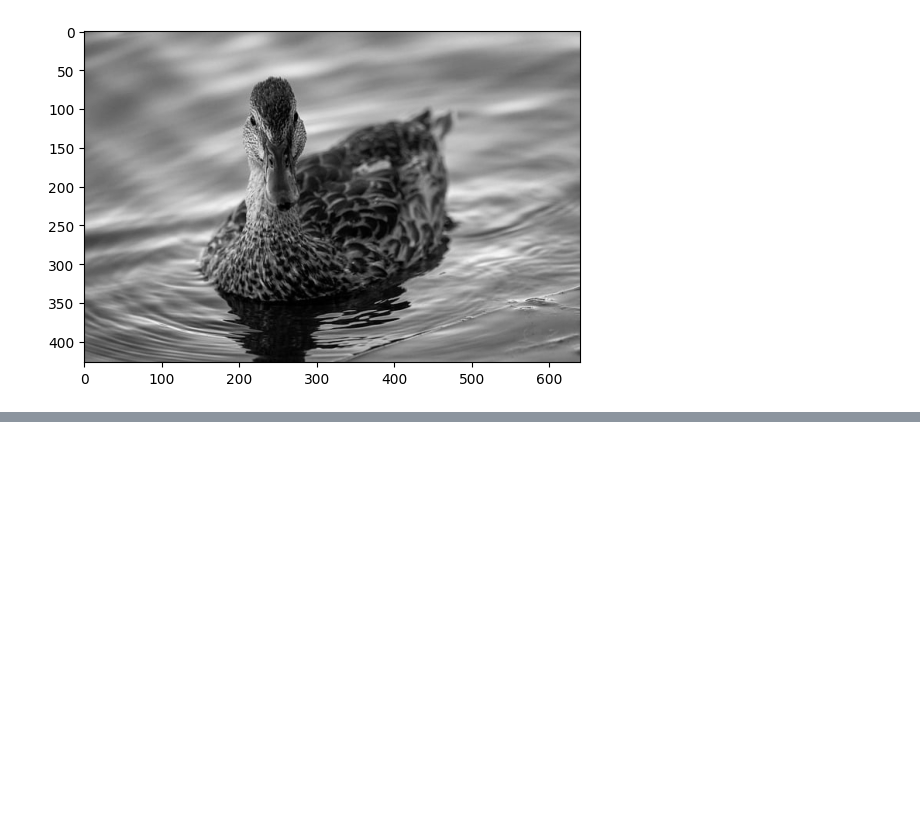
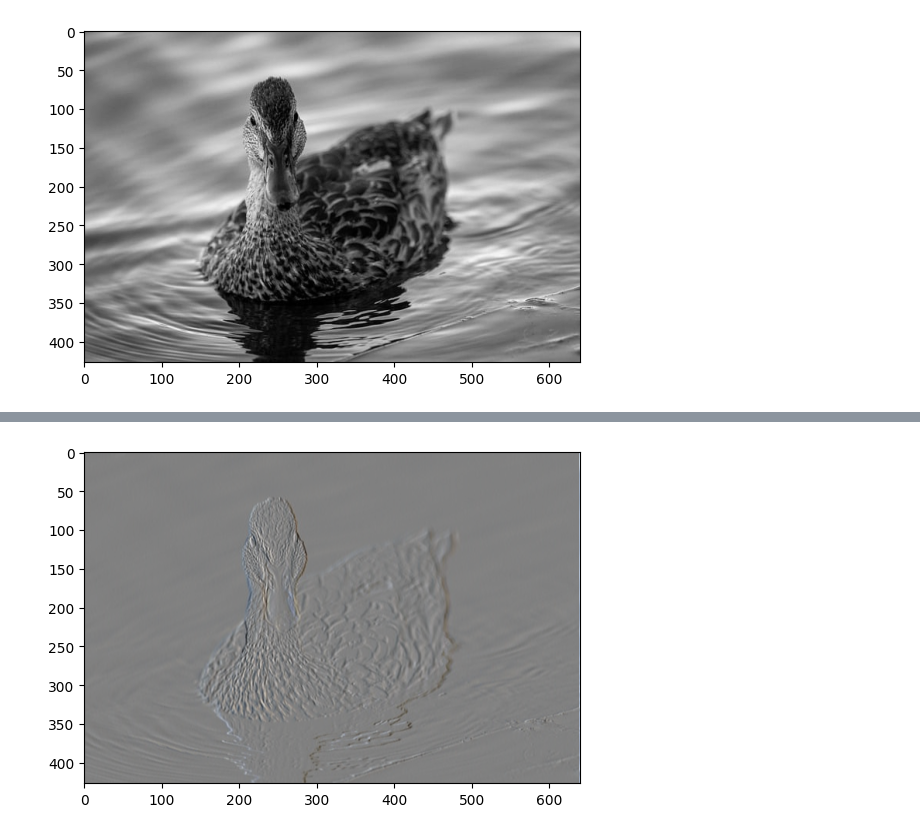
Before and after one commit to jonasgramel/University, a Jupyter notebook: Image_processing/Assignment_1/gray_scaling_inverting_convolving_smoothing.ipynb, the cells around one changed output, grey strips where cells are left out. Drawn from its saved outputs; the diff is of its cells as text; code cells hidden in the pictures; blank space fills up the shorter version.

```diff
--- a/Image_processing/Assignment_1/gray_scaling_inverting_convolving_smoothing.ipynb
+++ b/Image_processing/Assignment_1/gray_scaling_inverting_convolving_smoothing.ipynb
@@ -30,0 +90,15 @@ save_im("results/duck_greyscale.jpeg", im_greyscale, cmap='gray')
+# %%
+h_a = np.array([
+    [-1, 0, 1],
+    [-2, 0, 2],
+    [-1, 0, 1]
+])
+
+im = read_im("images/duck.jpeg")
+im_sobel = convolve_im(im, h_a)
+im_sobel = normalize(im_sobel)
+
+plt.imshow(im_sobel)
+save_im("results/duck_sobel.jpeg", im_sobel)
+# %% [output]
+[figure, added]
```
Also changed, not shown: parts of 5 cells of this notebook.
